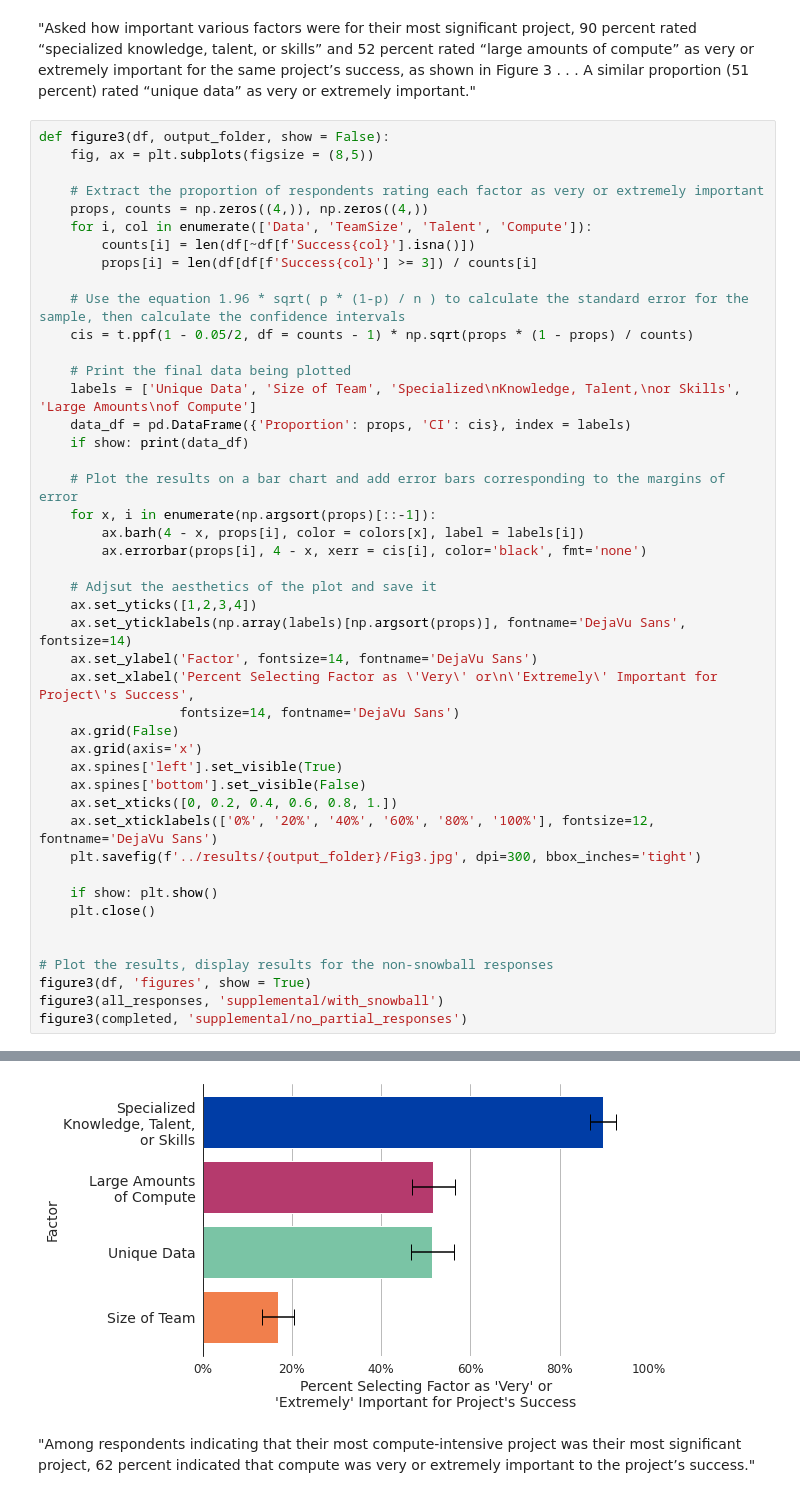
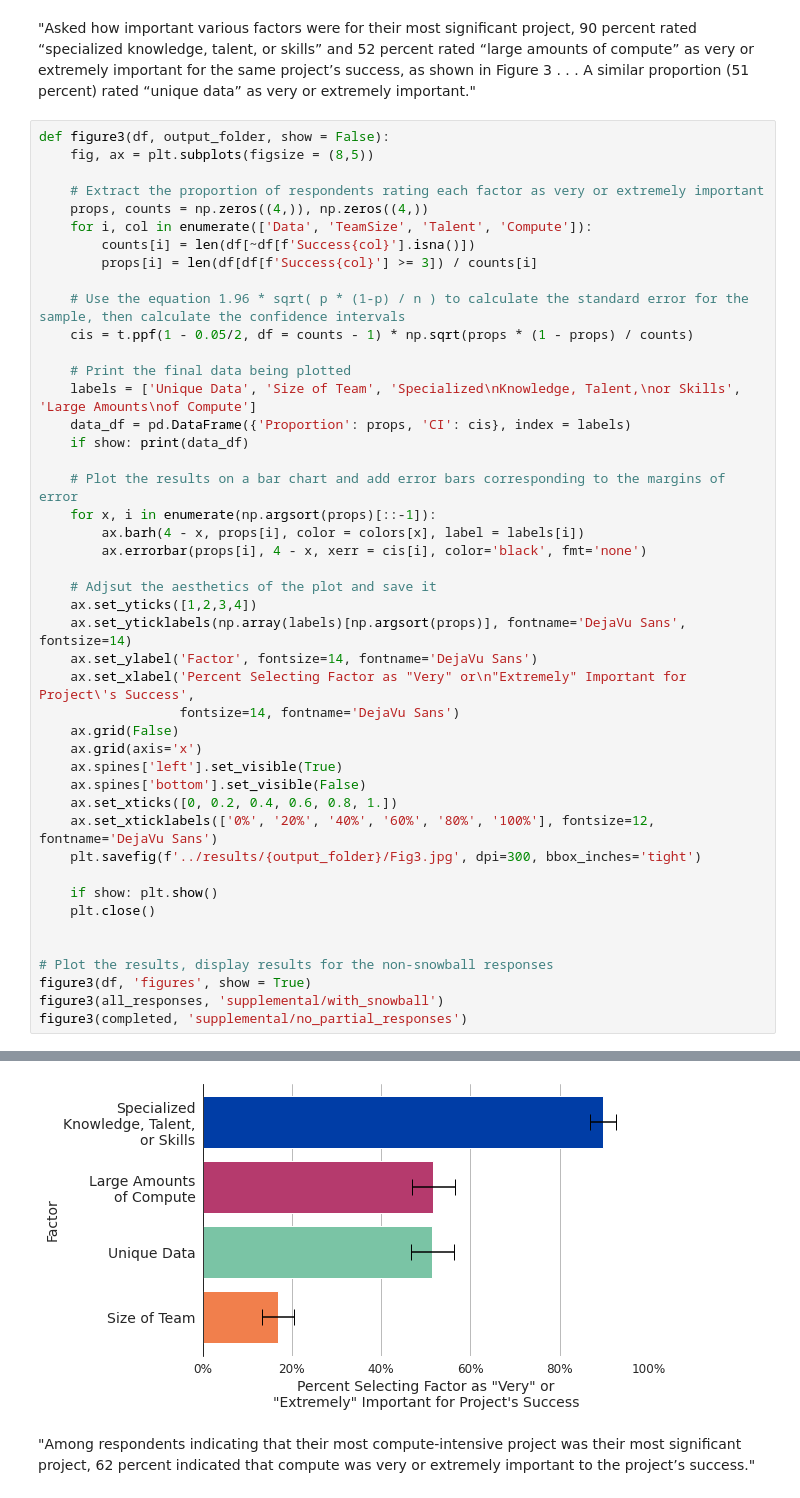
Before and after one commit to georgetown-cset/Compute_Survey_2022, a Jupyter notebook: scripts/codebook.ipynb, the cells around one changed output, grey strips where cells are left out. Saved outputs shown, nothing was run; the diff lists cells and outputs as text.

```diff
--- a/scripts/codebook.ipynb
+++ b/scripts/codebook.ipynb
@@ -637,35 +635,35 @@ def figure3(df, output_folder, show = False):
         ax.barh(4 - x, props[i], color = colors[x], label = labels[i])
         ax.errorbar(props[i], 4 - x, xerr = cis[i], color='black', fmt='none')
 
     # Adjsut the aesthetics of the plot and save it
     ax.set_yticks([1,2,3,4])
     ax.set_yticklabels(np.array(labels)[np.argsort(props)], fontname='DejaVu Sans', fontsize=14)
     ax.set_ylabel('Factor', fontsize=14, fontname='DejaVu Sans')
-    ax.set_xlabel('Percent Selecting Factor as \'Very\' or\n\'Extremely\' Important for Project\'s Success',
+    ax.set_xlabel('Percent Selecting Factor as "Very" or\n"Extremely" Important for Project\'s Success',
                   fontsize=14, fontname='DejaVu Sans')
     ax.grid(False)
     ax.grid(axis='x')
     ax.spines['left'].set_visible(True)
     ax.spines['bottom'].set_visible(False)
     ax.set_xticks([0, 0.2, 0.4, 0.6, 0.8, 1.])
     ax.set_xticklabels(['0%', '20%', '40%', '60%', '80%', '100%'], fontsize=12, fontname='DejaVu Sans')
     plt.savefig(f'../results/{output_folder}/Fig3.jpg', dpi=300, bbox_inches='tight')
 
     if show: plt.show()
     plt.close()
 
 
 # Plot the results, display results for the non-snowball responses
 figure3(df, 'figures', show = True)
 figure3(all_responses, 'supplemental/with_snowball')
 figure3(completed, 'supplemental/no_partial_responses')
 # %% [output]
                                             Proportion        CI
 Unique Data                                   0.514493  0.048285
 Size of Team                                  0.168675  0.036133
 Specialized\nKnowledge, Talent,\nor Skills    0.896386  0.029407
 Large Amounts\nof Compute                     0.516908  0.048277
-[figure, old version]
+[figure, new version]
 # %% [markdown]
 "Among respondents indicating that their most compute-intensive project was their most significant project, 62 percent indicated that compute was very or extremely important to the project’s success."
 # %%
```
Also changed, not shown: parts of 10 cells of this notebook, 16 other files.
